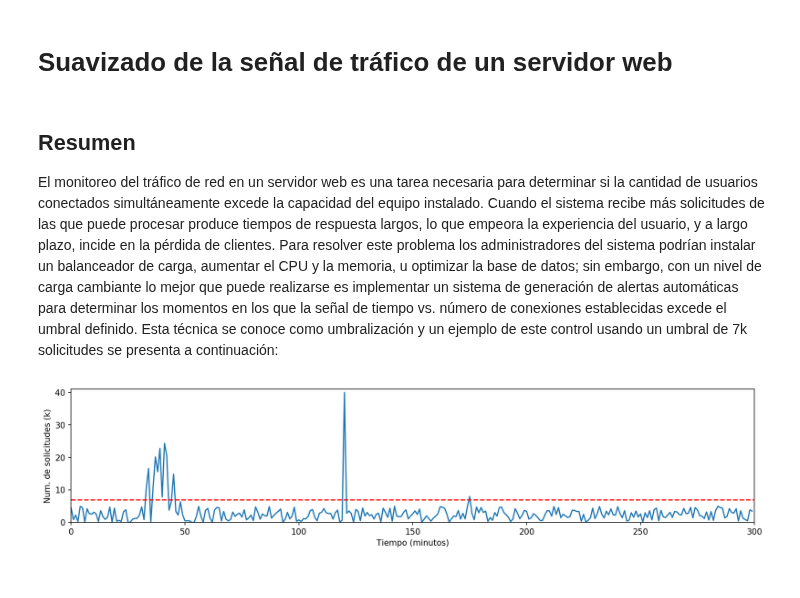
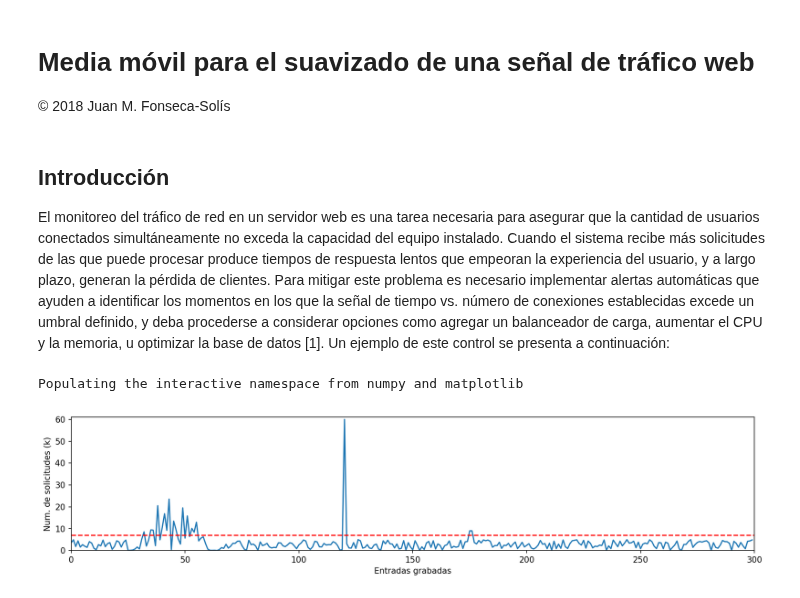
Before and after one commit to juanfonsecasolis/juanfonsecasolis.github.io, a Jupyter notebook: blog/JFonseca.suavizadoTraficoServidorWeb.ipynb, the cells around one changed output. Cells and saved outputs as stored; diff of their text form; code cells hidden in the pictures.

```diff
--- a/blog/JFonseca.suavizadoTraficoServidorWeb.ipynb
+++ b/blog/JFonseca.suavizadoTraficoServidorWeb.ipynb
@@ -1,25 +1,27 @@
-# %% [markdown]
-# Suavizado de la señal de tráfico de un servidor web
+# %% [markdown]
+# Media móvil para el suavizado de una señal de tráfico web
+© 2018 Juan M. Fonseca-Solís
 # %% [markdown]
-## Resumen
-El monitoreo del tráfico de red en un servidor web es una tarea necesaria para determinar si la cantidad de usuarios conectados simultáneamente excede la capacidad del equipo instalado. Cuando el sistema recibe más solicitudes de las que puede procesar produce tiempos de respuesta largos, lo que empeora la experiencia del usuario, y a largo plazo, incide en la pérdida de clientes. Para resolver este problema los administradores del sistema podrían instalar un balanceador de carga, aumentar el CPU y la memoria, u optimizar la base de datos; sin embargo, con un nivel de carga cambiante lo mejor que puede realizarse es implementar un sistema de generación de alertas automáticas para determinar los momentos en los que la señal de tiempo vs. número de conexiones establecidas excede el umbral definido. Esta técnica se conoce como umbralización y un ejemplo de este control usando un umbral de 7k solicitudes se presenta a continuación:
+## Introducción
+El monitoreo del tráfico de red en un servidor web es una tarea necesaria para asegurar que la cantidad de usuarios conectados simultáneamente no exceda la capacidad del equipo instalado. Cuando el sistema recibe más solicitudes de las que puede procesar produce tiempos de respuesta lentos que empeoran la experiencia del usuario, y a largo plazo, generan la pérdida de clientes. Para mitigar este problema es necesario implementar alertas automáticas que ayuden a identificar los momentos en los que la señal de tiempo vs. número de conexiones establecidas excede un umbral definido, y deba procederse a considerar opciones como agregar un balanceador de carga, aumentar el CPU y la memoria, u optimizar la base de datos [1]. Un ejemplo de este control se presenta a continuación:
 # %%
-#%pylab inline
+%pylab inline
 %matplotlib inline
 import numpy as np;
 N = 300
 x = np.random.rand(N)*5
-x[25:55] = np.multiply(x[25:55],5*np.hanning(30))
-x[120] = 40
-x[175] = 8
+x[25:65] = np.multiply(x[25:65],6*np.hanning(40))
+x[120] = 60
+x[175:177] = 9
 figure(figsize=(15, 3), dpi= 150, facecolor='w', edgecolor='k')
 plot(x)
 xlim([0,N])
-ylim([0,41])
+ylim([0,max(x)+1])
 axhline(y=7, color='r', linestyle='--')
-xlabel('Tiempo (minutos)')
+xlabel('Entradas grabadas')
 ylabel('Num. de solicitudes (k)')
 show()
 # %% [output]
+Populating the interactive namespace from numpy and matplotlib
-[figure, old version]
+[figure, new version]
 # %% [markdown]
```
Also changed, not shown: parts of 7 cells of this notebook, 1 other file.
